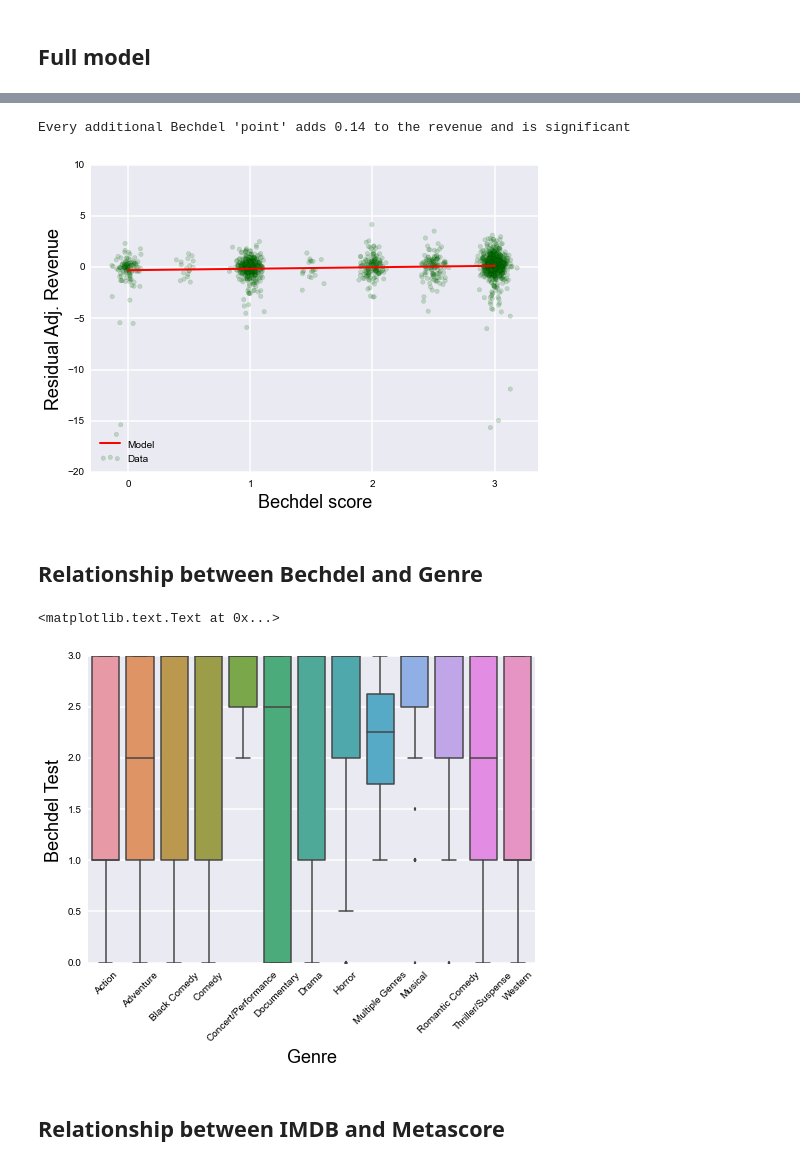
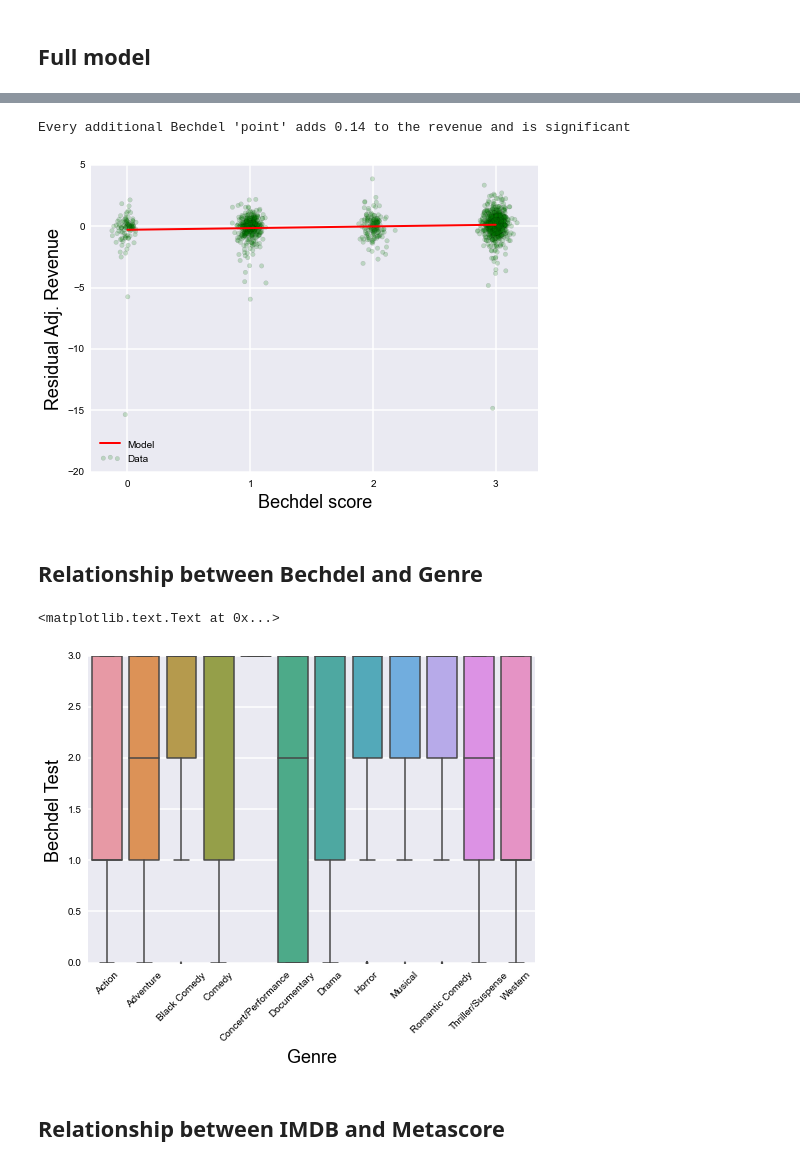
Before and after one commit to brianckeegan/Bechdel, a Jupyter notebook: Bechdel_test.ipynb, the cells around one changed output, grey strips where cells are left out. Cells and saved outputs as stored; diff of their text form; code cells hidden in the pictures.

```diff
--- a/Bechdel_test.ipynb
+++ b/Bechdel_test.ipynb
@@ -335,0 +321,8 @@ df.tail(2).T
+# %%
+df = imdb_df.join(ratings_df2,how='inner').reset_index()
+df = pd.merge(df,numbers_df,left_on=['Title','Year'],right_on=['Movie','Year'])
+df['Year'] = df['Released_x'].apply(lambda x:x.year)
+df['Adj_Revenue'] = df.apply(lambda x:x['Revenue']*inflator[x['Year']],axis=1)
+df['Adj_Budget'] = df.apply(lambda x:x['Budget']*inflator[x['Year']],axis=1)
+
+df.tail(2).T
@@ -367,11 +365,11 @@ Plot the change in the average Bechdel score over time. Scale the size of the li
 # %%
 # Do some fancy re-indexing and groupby operations to get
 # average scores and number of movies between 1912 and 2013
-avg_bechdel = df.set_index('Released_x').groupby(lambda x:x.year)['new_rating'].agg(np.mean).ix[1912:]
-num_movies = df.set_index('Released_x').groupby(lambda x:x.year)['new_rating'].agg(lambda x:np.power(len(x)+1,1/2.5)).ix[1912:]
+avg_bechdel = df.set_index('Released_x').groupby(lambda x:x.year)['new_rating'].agg(np.mean)
+num_movies = df.set_index('Released_x').groupby(lambda x:x.year)['new_rating'].agg(lambda x:np.power(len(x)+1,1/2.5))
 
 # Changing line widths from: http://stackoverflow.com/questions/19862011/matplotlib-change-linewidth-on-line-segments-using-list
-coords = dict(avg_bechdel).items()
+coords = sorted(dict(avg_bechdel).items(),key=lambda x:x[0])
 lines = [(start, end) for start, end in zip(coords[:-1], coords[1:])]
 lines = LineCollection(lines, linewidths=dict(num_movies).values())
 
@@ -379,6 +377,7 @@ lines = LineCollection(lines, linewidths=dict(num_movies).values())
 fig, ax = plt.subplots()
 ax.add_collection(lines)
 plt.autoscale()
+plt.xlim((1912,2020))
 plt.xlabel('Time',fontsize=18)
 plt.ylabel('Avg. Bechdel score',fontsize=18)
 # %% [output]
@@ -391,5 +385,0 @@ We'll begin with a simple linear model of the change in the average Bechdel scor
-# %%
-avg_bechdel = df.set_index('Released_x').groupby(lambda x:x.year)['new_rating'].agg(np.mean).ix[1912:]
-avg_bechdel.index.name = 'date'
-avg_bechdel.name = 'bechdel'
-avg_bechdel = avg_bechdel.reset_index()
@@ -417,15 +407,23 @@ strong multicollinearity or other numerical problems.
 # %%
+avg_bechdel = df.set_index('Released_x').groupby(lambda x:x.year)['new_rating'].agg(np.mean)
+avg_bechdel.index.name = 'date'
+avg_bechdel.name = 'bechdel'
+avg_bechdel = avg_bechdel.reset_index()
+
+l_model = smf.ols(formula='bechdel ~ date', data=avg_bechdel).fit()
+print l_model.summary()
+
 # Create a DataFrame "X" that we can extrapolate into
-X = pd.DataFrame({"date": np.linspace(start=1912.,stop=2112.,num=201)})
+X = pd.DataFrame({"date": np.linspace(start=1912.,stop=2100.,num=100)})
 
 # Plot the observed data
-plt.plot(avg_bechdel['date'],avg_bechdel['bechdel'],c='g',label='Observed')
+plt.plot(avg_bechdel['date'],avg_bechdel['bechdel'],c='b',label='Observed')
 
 # Plot the predictions from the model
-plt.plot(X,l_model.predict(X),c='r',label='Linear model',lw=2)
+plt.plot(X,l_model.predict(X),c='r',label='Linear model',lw=4)
 plt.legend(loc='lower right')
 plt.ylim((0,3))
-plt.xlim((1912,2112))
+plt.xlim((1912,2100))
 plt.xlabel('Year')
 plt.ylabel('Avg. Bechdel Test')
 
@@ -732,14 +887,14 @@ df_temp = df
 df_temp['residuals'] = m4_bad_res.resid
 
 # Estimate a bad model with a continuous Bechdel rating against the residuals
-m4_bad = smf.ols(formula='residuals ~ new_rating', data=df_temp).fit()
-m4_bad_x = pd.DataFrame({'new_rating':np.linspace(min(df['new_rating']),max(df['new_rating']),100)})
+m4_bad = smf.ols(formula='residuals ~ rating', data=df_temp).fit()
+m4_bad_x = pd.DataFrame({'rating':np.linspace(min(df['rating']),max(df['rating']),100)})
 
 # Add a jitter so the points aren't overlapping
-x = df['new_rating'].apply(lambda x:float(x)+np.random.normal(0, 0.05))
+x = df['rating'].apply(lambda x:float(x)+np.random.normal(0, 0.05))
 y = df_temp['residuals']
 
-plt.plot(m4_bad_x['new_rating'],m4_bad.predict(m4_bad_x),c='r',lw=2,label='Model')
+plt.plot(m4_bad_x['rating'],m4_bad.predict(m4_bad_x),c='r',lw=2,label='Model')
 
 # Plot with an alpha so the overlaps reveal something about relative density
 plt.scatter(x,y,alpha=.2,label='Data',c='g')
@@ -749,21 +904,21 @@ plt.autoscale()
 plt.xlabel('Bechdel score',fontsize=18)
 plt.ylabel('Residual Adj. Revenue',fontsize=18)
 plt.legend(loc='lower left')
-print "Every additional Bechdel 'point' adds {0} to the revenue and {1}".format(round(m4_bad.params['new_rating'],2),sig_tester(m4_bad.pvalues['new_rating']))
+print "Every additional Bechdel 'point' adds {0} to the revenue and {1}".format(round(m4_bad.params['rating'],2),sig_tester(m4_bad.pvalues['rating']))
 # %% [output]
 Every additional Bechdel 'point' adds 0.14 to the revenue and is significant
-[figure, old version]
+[figure, new version]
 # %% [markdown]
 ## Relationship between Bechdel and Genre
 # %%
-sb.boxplot(df['new_rating'],groupby=df['Genre_y'])
+sb.boxplot(df['rating'],groupby=df['Genre_y'])
 plt.xticks(rotation=45)
 
 plt.xlabel('Genre',fontsize=18)
 plt.ylabel('Bechdel Test',fontsize=18)
 # %% [output]
 <matplotlib.text.Text at 0x...>
-[figure, old version]
+[figure, new version]
 # %% [markdown]
 ## Relationship between IMDB and Metascore
 # %%
```
Also changed, not shown: parts of 57 cells of this notebook, 1 other file.
